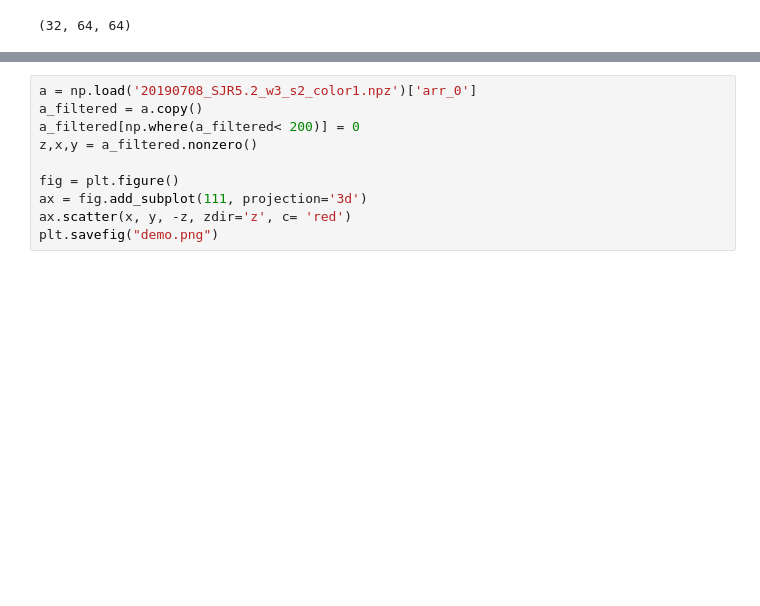
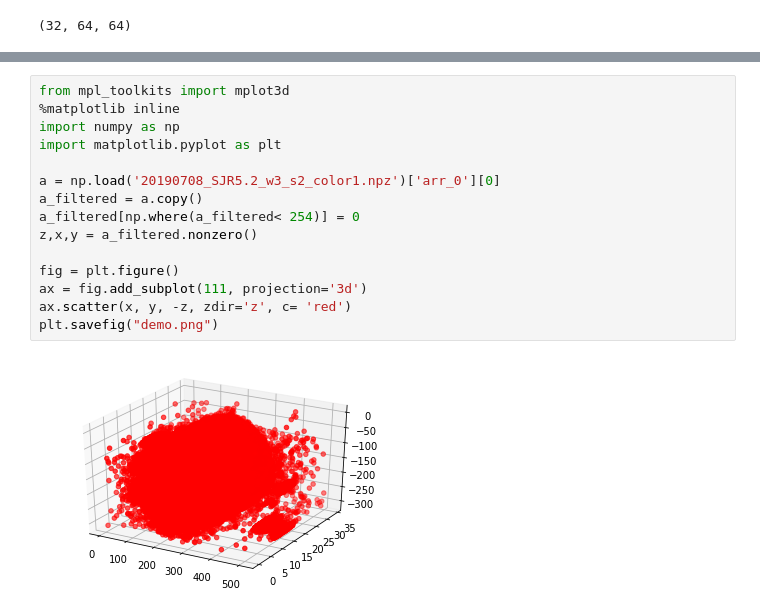
Before and after one commit to cweo/3DElegansTracking, a Jupyter notebook: 3D-UNET-johan.ipynb, the cells around one changed output, grey strips where cells are left out. Saved outputs shown, nothing was run; the diff lists cells and outputs as text; blank space fills up the shorter version.

```diff
--- a/3D-UNET-johan.ipynb
+++ b/3D-UNET-johan.ipynb
@@ -314,10 +283,17 @@ plt.savefig("demo.png")
 # %%
-a = np.load('20190708_SJR5.2_w3_s2_color1.npz')['arr_0']
+from mpl_toolkits import mplot3d
+%matplotlib inline
+import numpy as np
+import matplotlib.pyplot as plt
+
+a = np.load('20190708_SJR5.2_w3_s2_color1.npz')['arr_0'][0]
 a_filtered = a.copy()
-a_filtered[np.where(a_filtered< 200)] = 0
+a_filtered[np.where(a_filtered< 254)] = 0
 z,x,y = a_filtered.nonzero()
 
 fig = plt.figure()
 ax = fig.add_subplot(111, projection='3d')
 ax.scatter(x, y, -z, zdir='z', c= 'red')
 plt.savefig("demo.png")
+# %% [output]
+[figure, added]
```
Also changed, not shown: parts of 17 cells of this notebook.
